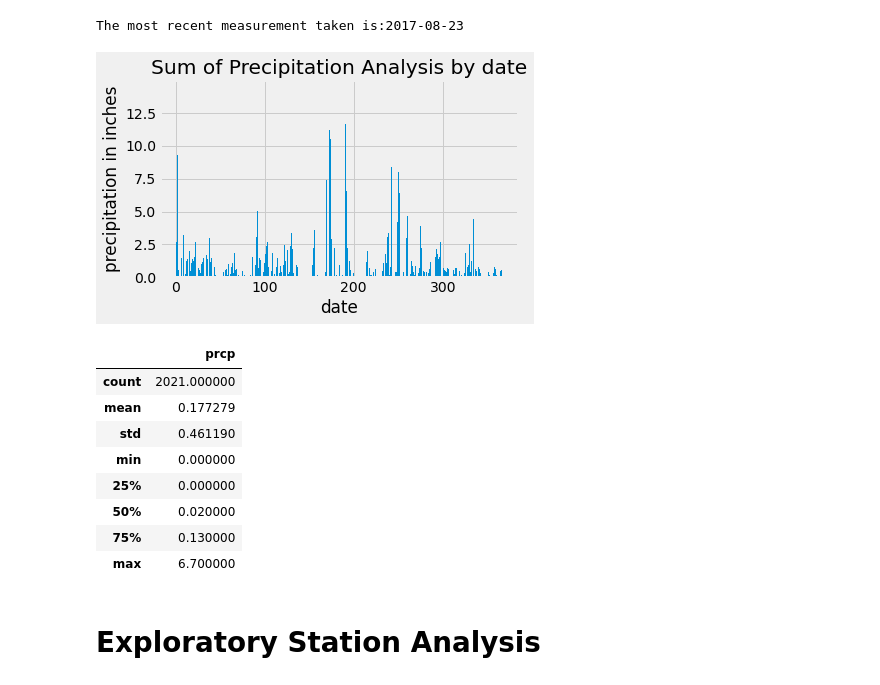
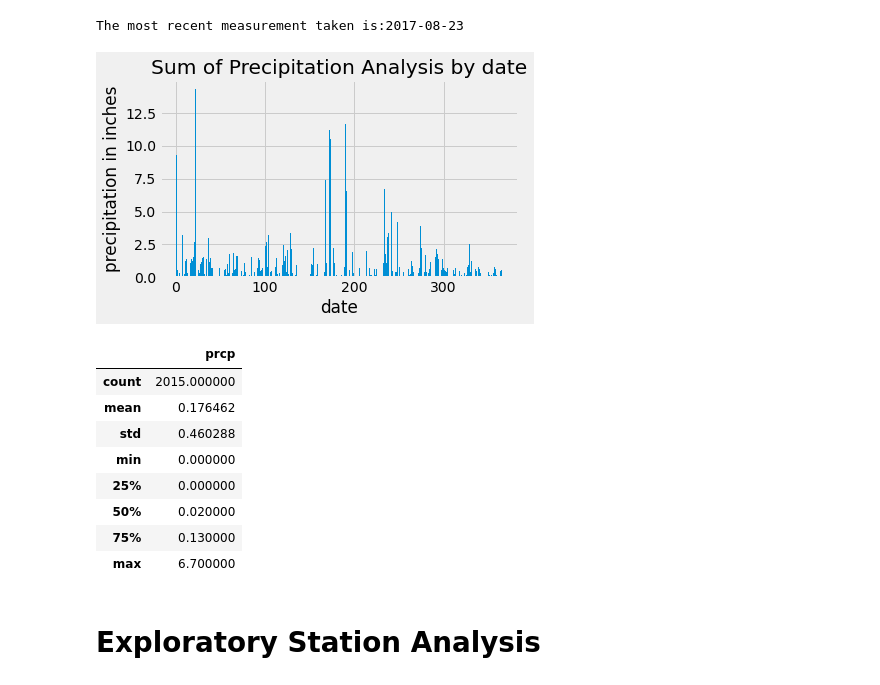
Before and after one commit to erik-hernandez-25/sqlalchemy-challenge, a Jupyter notebook: climate_starter.ipynb, the cells around one changed output. Cells and saved outputs as stored; diff of their text form; code cells hidden in the pictures.

```diff
--- a/climate_starter.ipynb
+++ b/climate_starter.ipynb
@@ -69,50 +69,49 @@ first_row.__dict__
 # %%
 # Find the most recent date in the data set.
-recent_date = session.query(Measurement).order_by(Measurement.date.desc()).first()
-print(f"The most recent measurement taken is:{recent_date.date}")
+recent_date = session.query(Measurement.date).order_by(Measurement.date.desc()).first()[0]
+print(f"The most recent measurement taken is:{recent_date}")
 # %% [output]
 The most recent measurement taken is:2017-08-23
 # %%
 # Design a query to retrieve the last 12 months of precipitation data and plot the results.
 # Starting from the most recent data point in the database.
-date_separated = recent_date.date.split('-')
+last_date = dt.datetime.strptime(recent_date, "%Y-%m-%d")
 
 # Calculate the date one year from the last date in data set.
-year_back = int(date_separated[0])-1
-search_date = f"{year_back}-{date_separated[1]}-{date_separated[2]}"
+search_date = last_date - dt.timedelta(days=365)
 
 # Perform a query to retrieve the data and precipitation scores
 prcp_base = session.query(Measurement.date, Measurement.prcp).filter(Measurement.date >= search_date).all()
 
 # Save the query results as a Pandas DataFrame and set the index to the date column
 prcp_analysis = pd.DataFrame(prcp_base)
 prcp_analysis.head()
 
 # Sort the dataframe by date
 prcp_analysis.sort_values(by='date', inplace=True)
 prcp_grouped = prcp_analysis.groupby(['date']).sum()
 prcp_grouped['date']= prcp_grouped.index
 prcp_grouped.head()
 # Use Pandas Plotting with Matplotlib to plot the data
 fig, ax = plt.subplots()
 xpos = np.arange(len(prcp_grouped['date']))+1
 ax.bar(xpos,prcp_grouped['prcp'])
 ax.set_xlabel("date")
 ax.set_ylabel("precipitation in inches")
 #ax.set_xticklabels(prcp_grouped['date'])
 ax.set_title("Sum of Precipitation Analysis by date")
 fig.tight_layout()
 plt.show()
 # %% [output]
-[figure, old version]
+[figure, new version]
 # %%
 # Use Pandas to calcualte the summary statistics for the precipitation data
 prcp_analysis.describe()
 # %% [output]
 |  | prcp |
-| count | 2021.000000 |
-| mean | 0.177279 |
-| std | 0.461190 |
+| count | 2015.000000 |
+| mean | 0.176462 |
+| std | 0.460288 |
 | min | 0.000000 |
 | 25% | 0.000000 |
 | 50% | 0.020000 |
```
Also changed, not shown: parts of 3 cells of this notebook, 2 other files.
